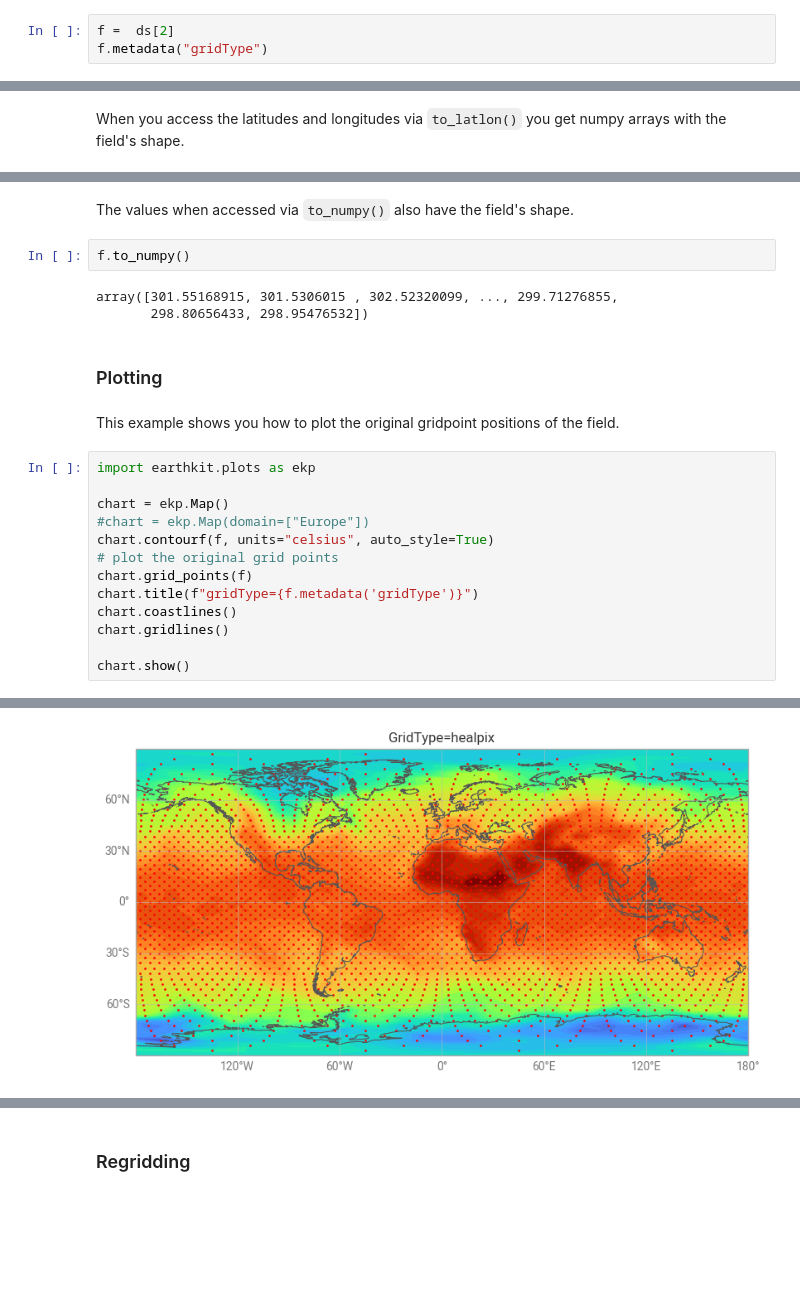
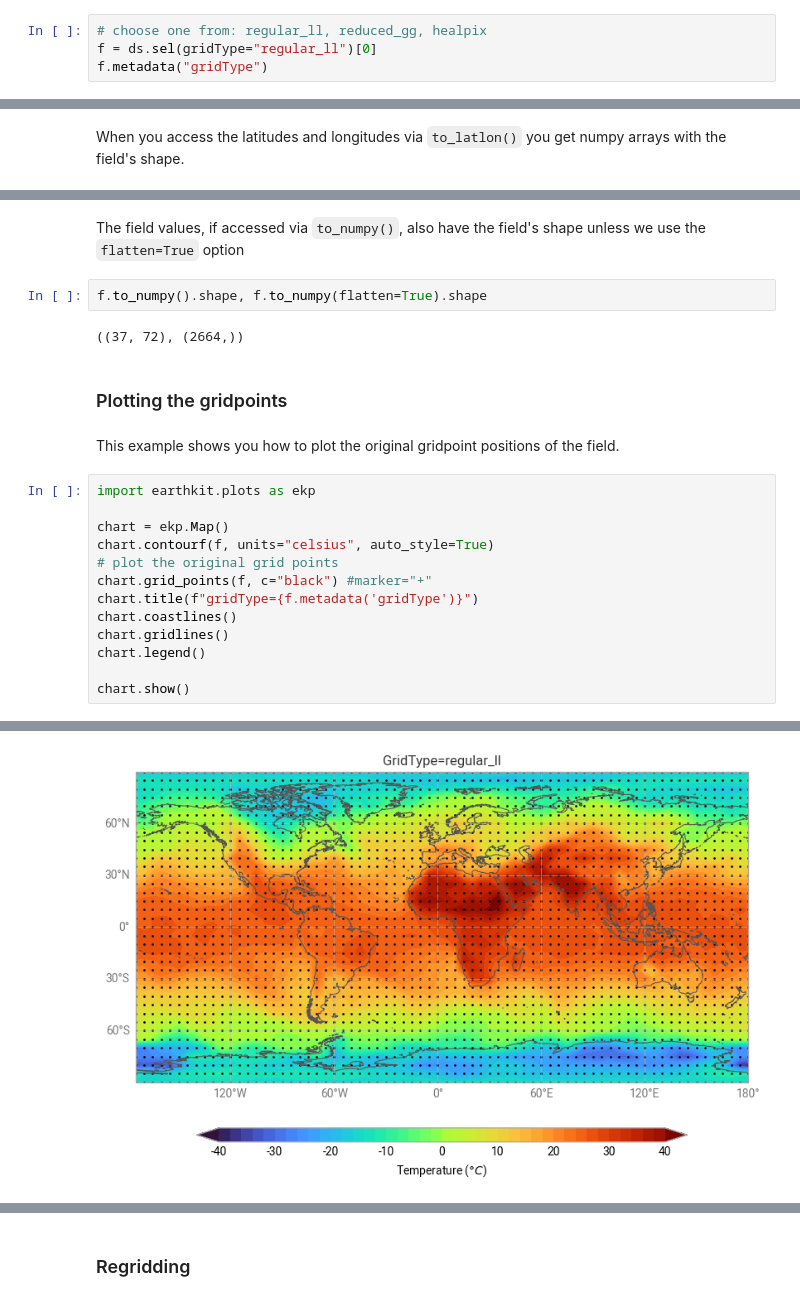
Before and after one commit to ecmwf-training/2025-computing-training-week, a Jupyter notebook: earthkit/grid.ipynb, the cells around one changed output, grey strips where cells are left out. Cells and saved outputs as stored; diff of their text form; blank space fills up the shorter version.

```diff
--- a/earthkit/grid.ipynb
+++ b/earthkit/grid.ipynb
@@ -28,4 +36,5 @@ Next, select the field you will inspect in the rest of the notebook. To try anot
 # %%
-f =  ds[2]
+# choose one from: regular_ll, reduced_gg, healpix
+f = ds.sel(gridType="regular_ll")[0]
 f.metadata("gridType")
 # %% [output]
@@ -65,25 +94,24 @@ array([ 2.38801546,  4.78019185,  4.78019185, ..., -4.78019185,
 # %% [markdown]
-The values when accessed via `to_numpy()` also have the field's shape.
+The field values, if accessed via `to_numpy()`, also have the field's shape unless we use the `flatten=True` option
 # %%
-f.to_numpy()
+f.to_numpy().shape, f.to_numpy(flatten=True).shape
 # %% [output]
-array([301.55168915, 301.5306015 , 302.52320099, ..., 299.71276855,
-       298.80656433, 298.95476532])
+((37, 72), (2664,))
 # %% [markdown]
-### Plotting
+### Plotting the gridpoints
 # %% [markdown]
 This example shows you how to plot the original gridpoint positions of the field.
 # %%
 import earthkit.plots as ekp
 
 chart = ekp.Map()
-#chart = ekp.Map(domain=["Europe"])
 chart.contourf(f, units="celsius", auto_style=True)
 # plot the original grid points
-chart.grid_points(f)
+chart.grid_points(f, c="black") #marker="+"
 chart.title(f"gridType={f.metadata('gridType')}")
 chart.coastlines()
 chart.gridlines()
+chart.legend()
 
 chart.show()
 # %% [output]
@@ -91 +118 @@ ECCODES WARNING :  Key gridSpec is not yet implemented. Work in progress...
-[figure, old version]
+[figure, new version]
```
Also changed, not shown: parts of 23 cells of this notebook.
